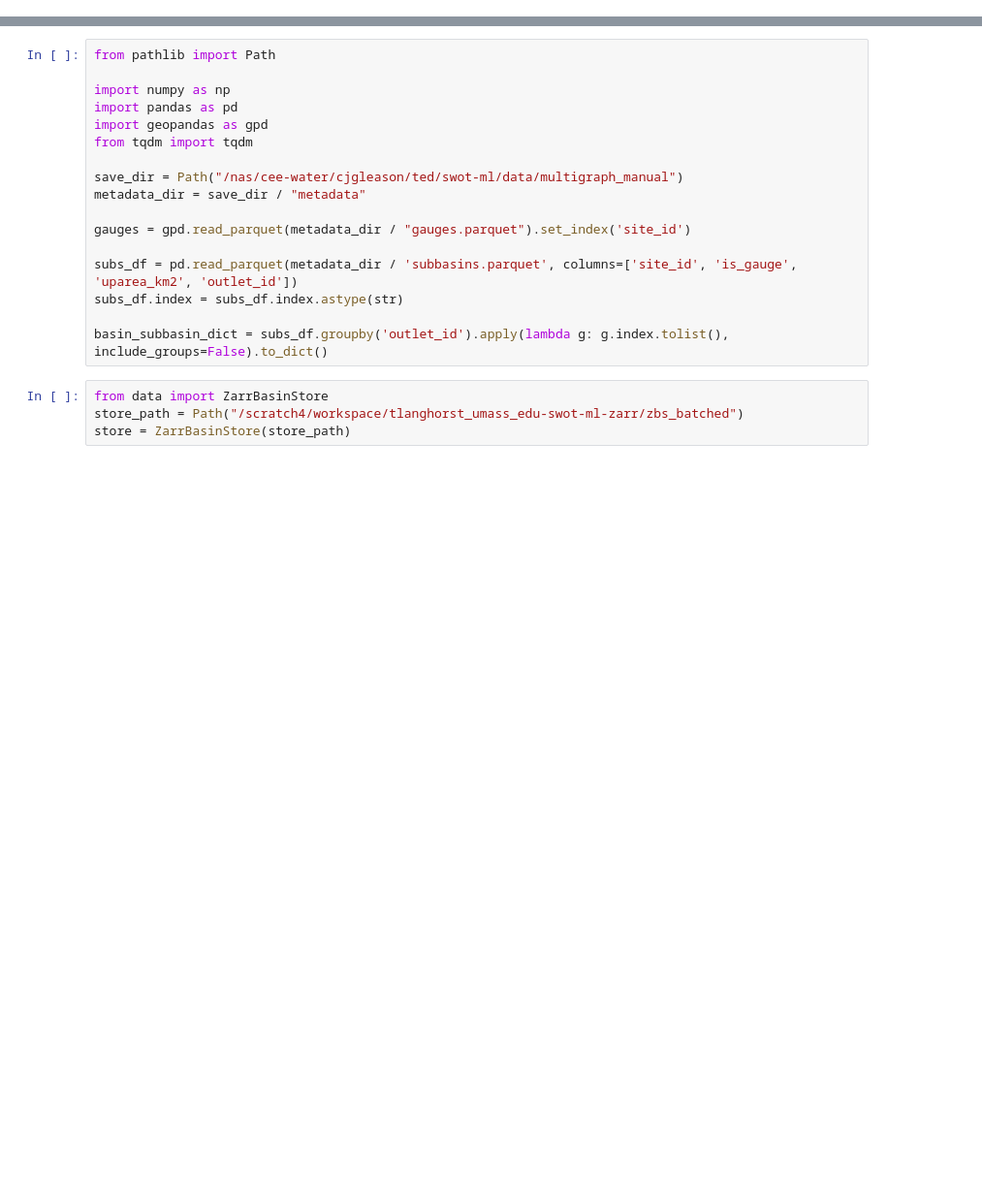
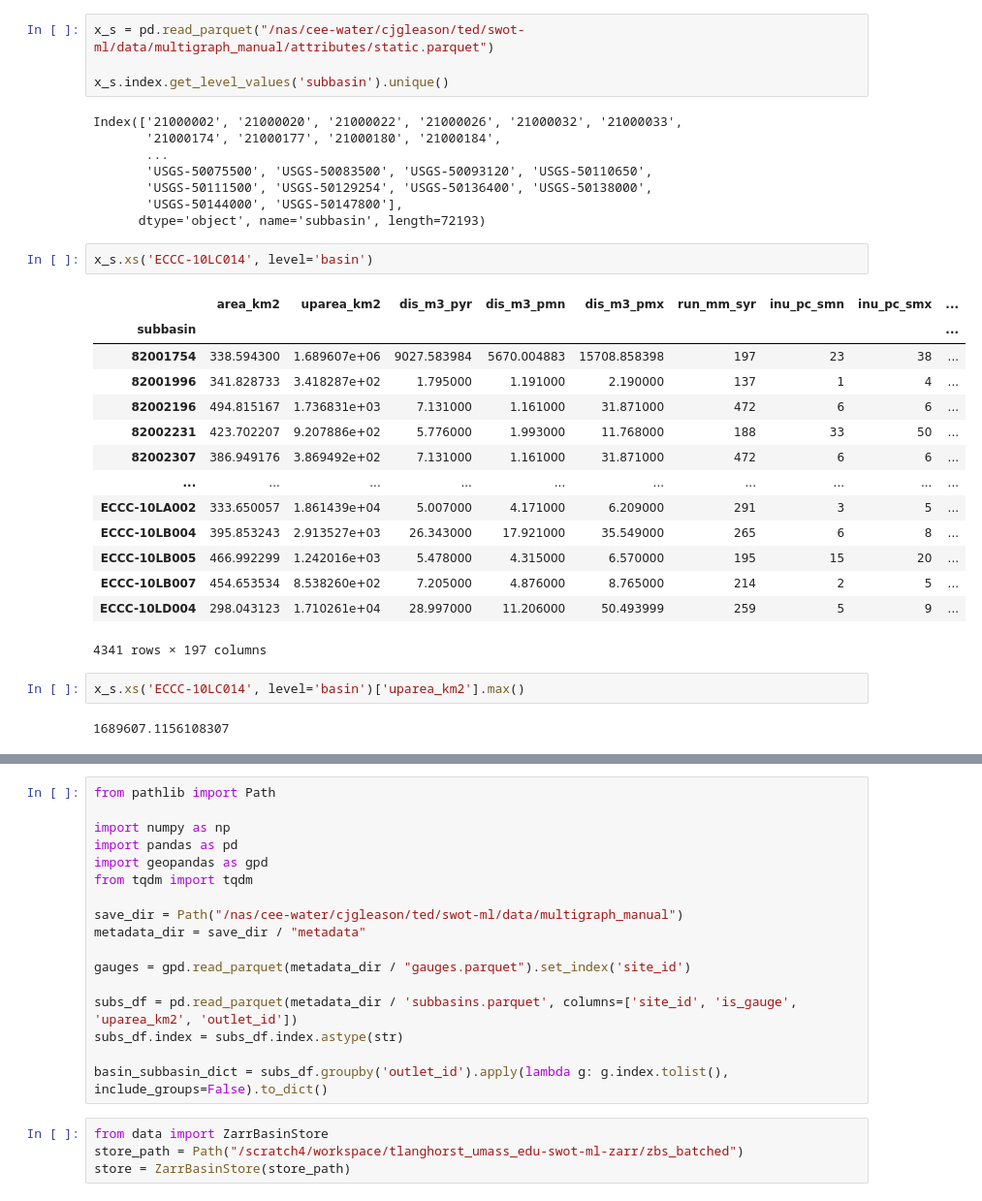
Before and after one commit to Fluvial-UMass/swot-ml, a Jupyter notebook: notebooks/multigraph_manual/preprocess/3_merge_ERA5.ipynb, the cells around one changed output, grey strips where cells are left out. Shown at 97% size. Drawn from its saved outputs; the diff is of its cells as text; blank space fills up the shorter version.

```diff
--- a/notebooks/multigraph_manual/preprocess/3_merge_ERA5.ipynb
+++ b/notebooks/multigraph_manual/preprocess/3_merge_ERA5.ipynb
@@ -0,0 +1,33 @@
+# %%
+x_s = pd.read_parquet("/nas/cee-water/cjgleason/ted/swot-ml/data/multigraph_manual/attributes/static.parquet")
+
+x_s.index.get_level_values('subbasin').unique()
+# %% [output]
+Index(['21000002', '21000020', '21000022', '21000026', '21000032', '21000033',
+       '21000174', '21000177', '21000180', '21000184',
+       ...
+       'USGS-50075500', 'USGS-50083500', 'USGS-50093120', 'USGS-50110650',
+       'USGS-50111500', 'USGS-50129254', 'USGS-50136400', 'USGS-50138000',
+       'USGS-50144000', 'USGS-50147800'],
+      dtype='object', name='subbasin', length=72193)
+# %%
+x_s.xs('ECCC-10LC014', level='basin')
+# %% [output]
+|  | area_km2 | uparea_km2 | dis_m3_pyr | dis_m3_pmn | dis_m3_pmx | run_mm_syr | inu_pc_smn | inu_pc_smx | ... |
+| subbasin |  |  |  |  |  |  |  |  | ... |
+| 82001754 | 338.594300 | 1.689607e+06 | 9027.583984 | 5670.004883 | 15708.858398 | 197 | 23 | 38 | ... |
+| 82001996 | 341.828733 | 3.418287e+02 | 1.795000 | 1.191000 | 2.190000 | 137 | 1 | 4 | ... |
+| 82002196 | 494.815167 | 1.736831e+03 | 7.131000 | 1.161000 | 31.871000 | 472 | 6 | 6 | ... |
+| 82002231 | 423.702207 | 9.207886e+02 | 5.776000 | 1.993000 | 11.768000 | 188 | 33 | 50 | ... |
+| 82002307 | 386.949176 | 3.869492e+02 | 7.131000 | 1.161000 | 31.871000 | 472 | 6 | 6 | ... |
+| ... | ... | ... | ... | ... | ... | ... | ... | ... | ... |
+| ECCC-10LA002 | 333.650057 | 1.861439e+04 | 5.007000 | 4.171000 | 6.209000 | 291 | 3 | 5 | ... |
+| ECCC-10LB004 | 395.853243 | 2.913527e+03 | 26.343000 | 17.921000 | 35.549000 | 265 | 6 | 8 | ... |
+| ECCC-10LB005 | 466.992299 | 1.242016e+03 | 5.478000 | 4.315000 | 6.570000 | 195 | 15 | 20 | ... |
+| ECCC-10LB007 | 454.653534 | 8.538260e+02 | 7.205000 | 4.876000 | 8.765000 | 214 | 2 | 5 | ... |
+| ECCC-10LD004 | 298.043123 | 1.710261e+04 | 28.997000 | 11.206000 | 50.493999 | 259 | 5 | 9 | ... |
+4341 rows × 197 columns
+# %%
+x_s.xs('ECCC-10LC014', level='basin')['uparea_km2'].max()
+# %% [output]
+1689607.1156108307
```
Also changed, not shown: parts of 4 cells of this notebook, 6 other files.
